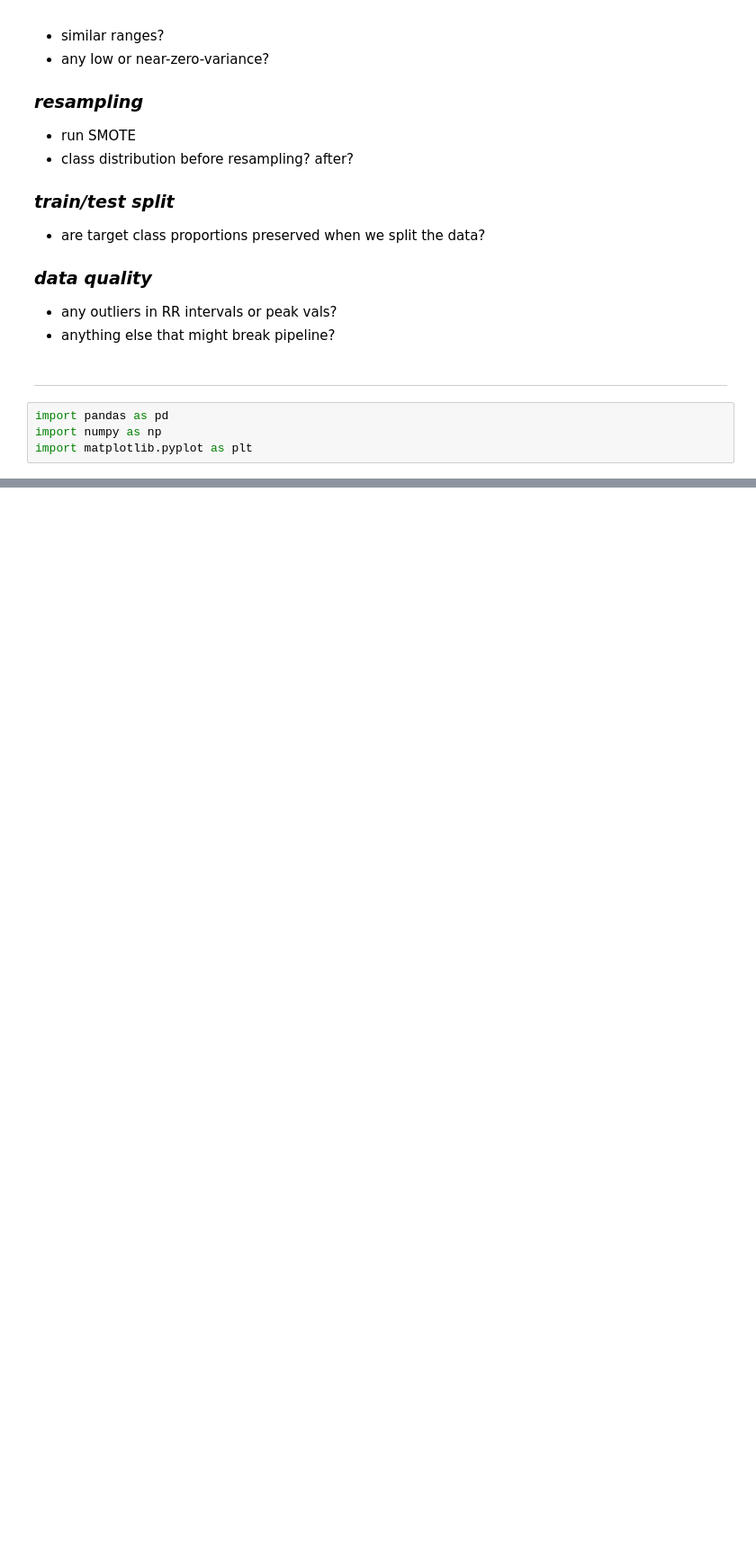
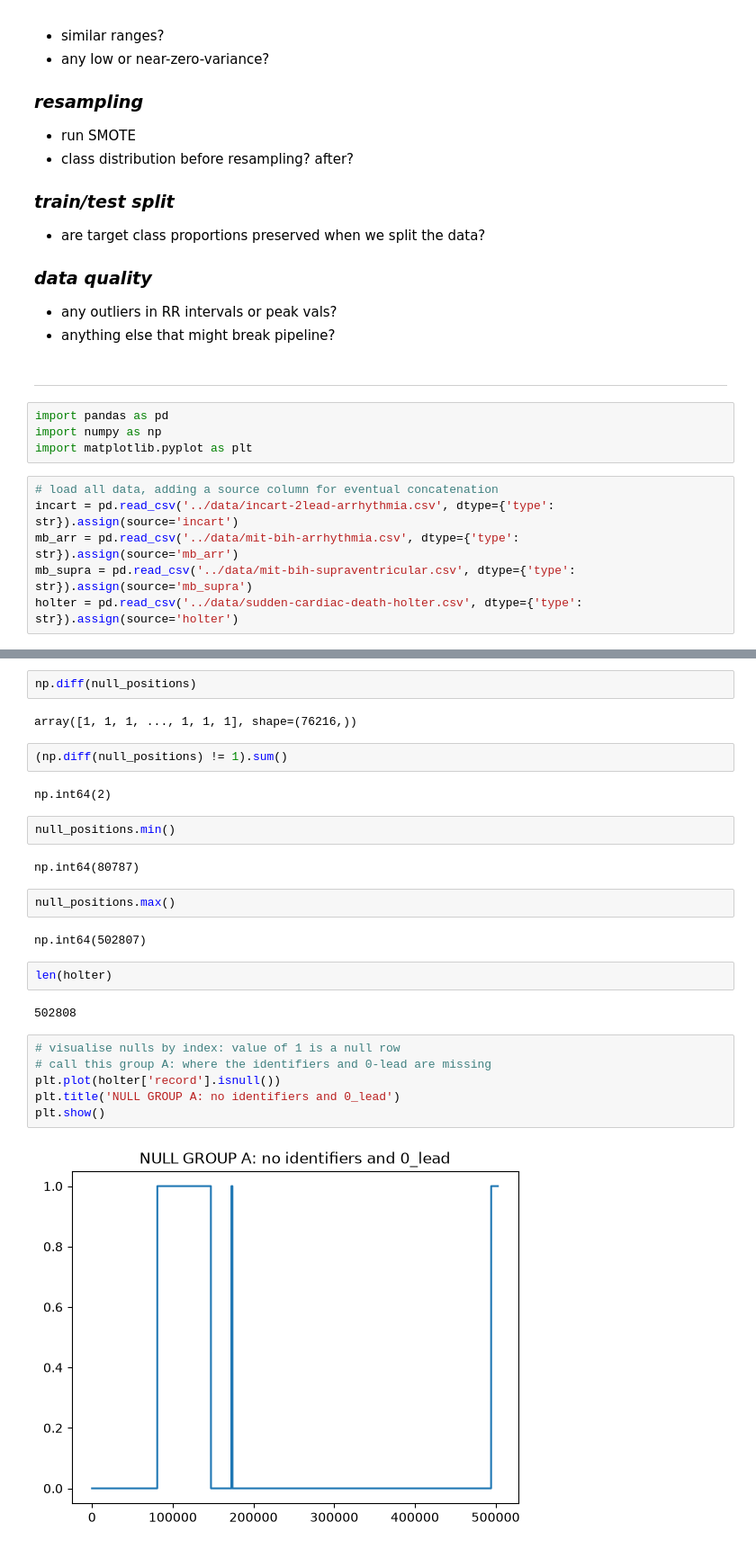
Before and after one commit to dcgale/heartbeat, a Jupyter notebook: notebooks/01-eda.ipynb, the cells around one changed output, grey strips where cells are left out. Shown at 90% size. Cells and saved outputs as stored; diff of their text form; blank space fills up the shorter version.

```diff
--- a/notebooks/01-eda.ipynb
+++ b/notebooks/01-eda.ipynb
@@ -48,3 +48,9 @@ There are a total of 32 `features` (16 per lead).
 import pandas as pd
 import numpy as np
 import matplotlib.pyplot as plt
+# %%
+# load all data, adding a source column for eventual concatenation
+incart = pd.read_csv('../data/incart-2lead-arrhythmia.csv', dtype={'type': str}).assign(source='incart')
+mb_arr = pd.read_csv('../data/mit-bih-arrhythmia.csv', dtype={'type': str}).assign(source='mb_arr')
+mb_supra = pd.read_csv('../data/mit-bih-supraventricular.csv', dtype={'type': str}).assign(source='mb_supra')
+holter = pd.read_csv('../data/sudden-cardiac-death-holter.csv', dtype={'type': str}).assign(source='holter')
@@ -50,0 +209,28 @@ import matplotlib.pyplot as plt
+# %%
+np.diff(null_positions)
+# %% [output]
+array([1, 1, 1, ..., 1, 1, 1], shape=(76216,))
+# %%
+(np.diff(null_positions) != 1).sum()
+# %% [output]
+np.int64(2)
+# %%
+null_positions.min()
+# %% [output]
+np.int64(80787)
+# %%
+null_positions.max()
+# %% [output]
+np.int64(502807)
+# %%
+len(holter)
+# %% [output]
+502808
+# %%
+# visualise nulls by index: value of 1 is a null row
+# call this group A: where the identifiers and 0-lead are missing
+plt.plot(holter['record'].isnull())
+plt.title('NULL GROUP A: no identifiers and 0_lead')
+plt.show()
+# %% [output]
+[figure, added]
```
Also changed, not shown: parts of 25 cells of this notebook.
